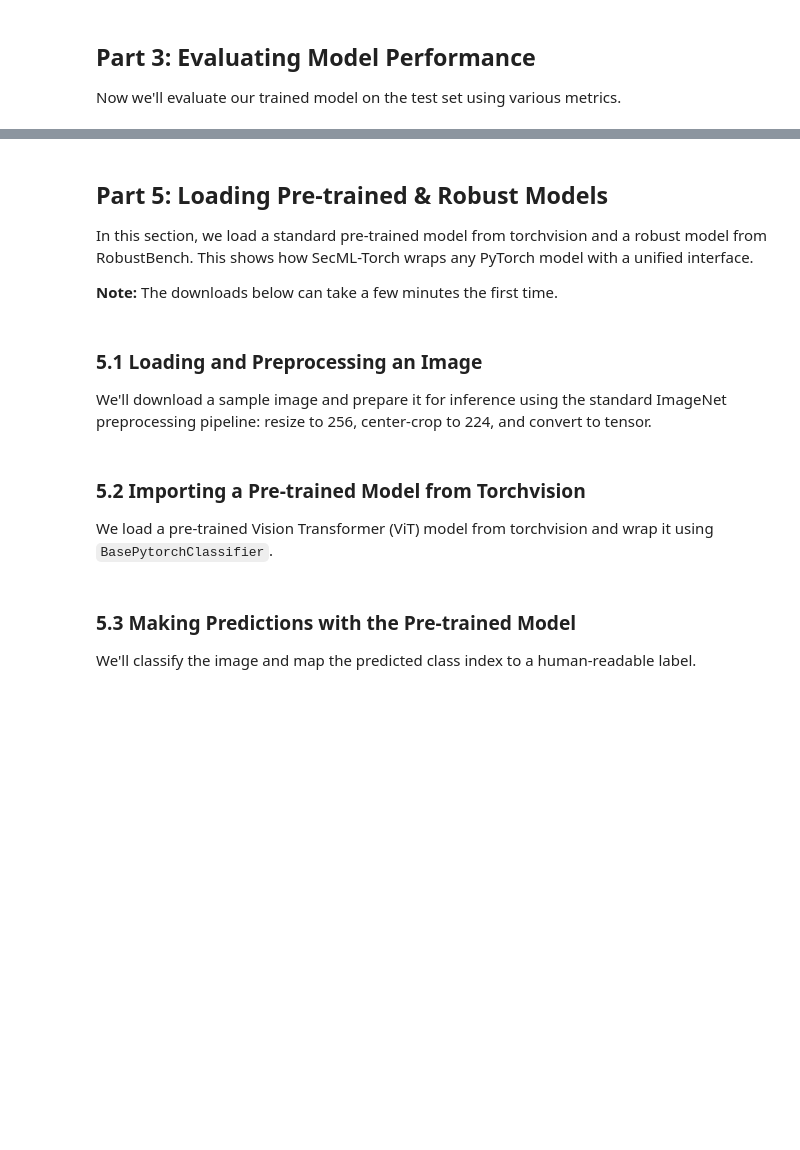
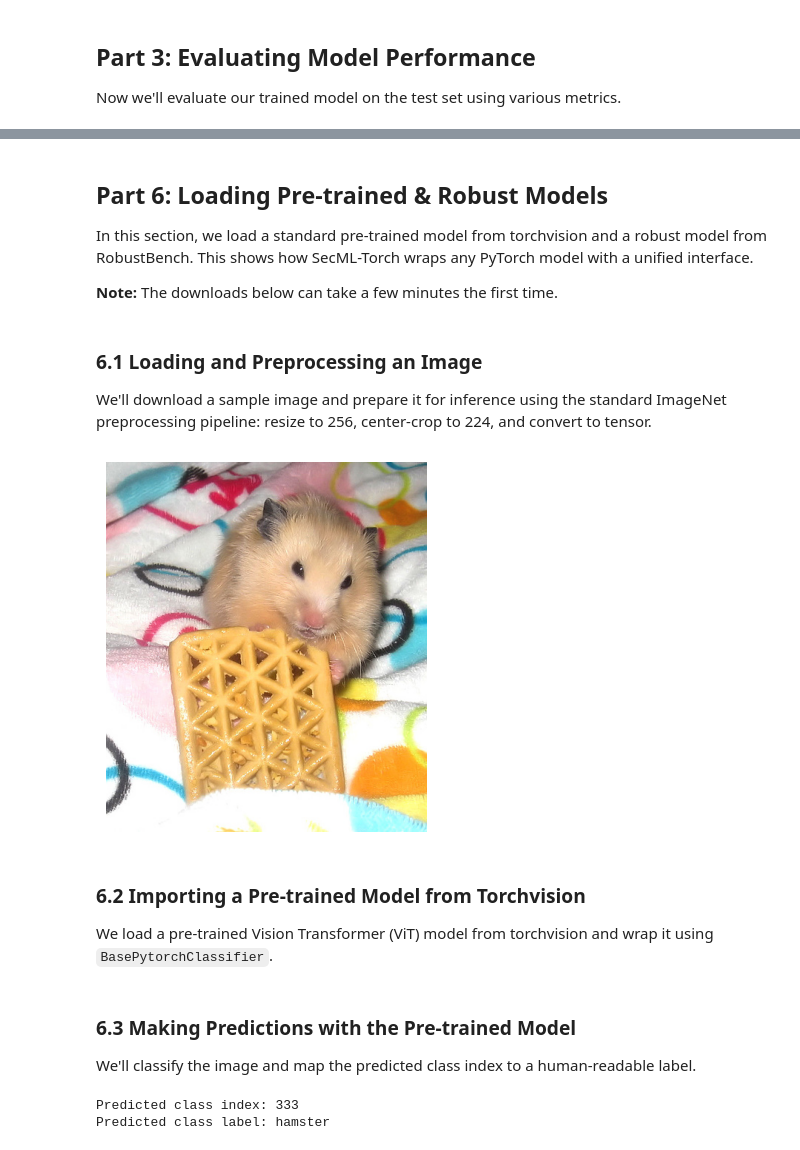
Before and after one commit to ahmed-fouad-lagha/Intro-Data-Security, a Jupyter notebook: module_01_foundations/Lab1_DNN_Training_and_Robust_Models.ipynb, the cells around one changed output, grey strips where cells are left out. Drawn from its saved outputs; the diff is of its cells as text; code cells hidden in the pictures; blank space fills up the shorter version.

```diff
--- a/module_01_foundations/Lab1_DNN_Training_and_Robust_Models.ipynb
+++ b/module_01_foundations/Lab1_DNN_Training_and_Robust_Models.ipynb
@@ -216,5 +294,5 @@ print(f"Saved model accuracy: {checkpoint['accuracy'] * 100:.2f}%")
 # %% [markdown]
-## **Part 5: Loading Pre-trained & Robust Models** <a name="part5"></a>
+## **Part 6: Loading Pre-trained & Robust Models** <a name="part5"></a>
 
 In this section, we load a standard pre-trained model from torchvision and a robust model from RobustBench.
 This shows how SecML-Torch wraps any PyTorch model with a unified interface.
@@ -229,47 +307,53 @@ try:
 except ImportError:
     %pip install requests pillow git+https://github.com/RobustBench/robustbench.git
 # %% [markdown]
-### **5.1 Loading and Preprocessing an Image**
+### **6.1 Loading and Preprocessing an Image**
 
 We'll download a sample image and prepare it for inference using the standard ImageNet preprocessing pipeline: resize to 256, center-crop to 224, and convert to tensor.
 # %%
 import io
 import json
 import requests
 from PIL import Image
 from torchvision import transforms
 from torchvision.models import get_model
 from secmlt.models.pytorch.base_pytorch_nn import BasePytorchClassifier
 from robustbench.utils import load_model
 
 imagenet_transform = transforms.Compose([
     transforms.Resize(256),
     transforms.CenterCrop(224),
     transforms.ToTensor(),
 ])
 
 img_url = (
-    "https://github.com/ajschumacher/imagen/blob/master/imagen/"
-    "n02342885_10908_hamster.jpg?raw=true"
-)
+    "https://raw.githubusercontent.com/ajschumacher/imagen/master/imagen/"
+    "n02342885_10908_hamster.jpg"
+ )
 labels_url = (
     "https://raw.githubusercontent.com/"
     "anishathalye/imagenet-simple-labels/master/"
     "imagenet-simple-labels.json"
-)
+ )
 
-resp = requests.get(img_url, timeout=30)
-labels_resp = requests.get(labels_url, timeout=30)
+headers = {"User-Agent": "Mozilla/5.0"}
+resp = requests.get(img_url, headers=headers, timeout=30)
+resp.raise_for_status()
+labels_resp = requests.get(labels_url, headers=headers, timeout=30)
+labels_resp.raise_for_status()
+
 imagenet_labels = json.loads(labels_resp.text)
 img = Image.open(io.BytesIO(resp.content)).convert("RGB")
 
 plt.imshow(img)
 plt.axis('off')
 plt.show()
 
 imagenet_input_tensor = imagenet_transform(img)
+# %% [output]
+[figure, added]
 # %% [markdown]
-### **5.2 Importing a Pre-trained Model from Torchvision**
+### **6.2 Importing a Pre-trained Model from Torchvision**
 
 We load a pre-trained Vision Transformer (ViT) model from torchvision and wrap it using `BasePytorchClassifier`.
 # %%
@@ -279,7 +363,7 @@ imagenet_net.eval()
 
 imagenet_model = BasePytorchClassifier(imagenet_net)
 # %% [markdown]
-### **5.3 Making Predictions with the Pre-trained Model**
+### **6.3 Making Predictions with the Pre-trained Model**
 
 We'll classify the image and map the predicted class index to a human-readable label.
 # %%
@@ -287,4 +371,7 @@ imagenet_pred = imagenet_model.predict(imagenet_input_tensor.unsqueeze(0).to(dev
 imagenet_label = imagenet_labels[imagenet_pred.item()]
 print(f"Predicted class index: {imagenet_pred.item()}")
 print(f"Predicted class label: {imagenet_label}")
+# %% [output]
+Predicted class index: 333
+Predicted class label: hamster
 # %% [markdown]
```
Also changed, not shown: parts of 18 cells of this notebook, 2 other files.
